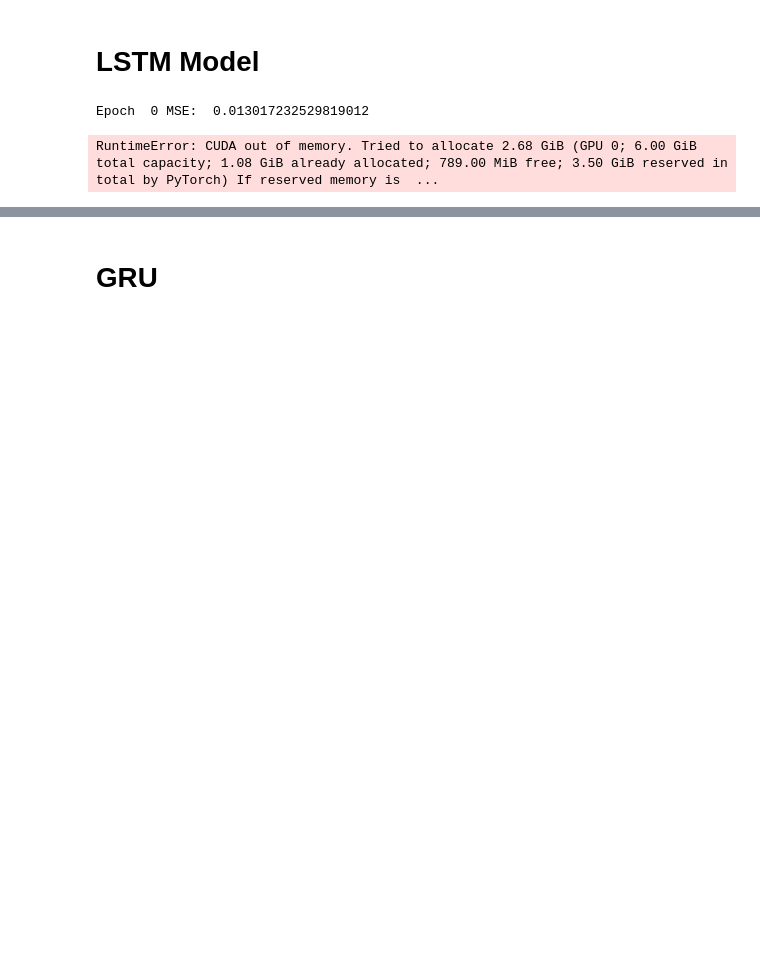
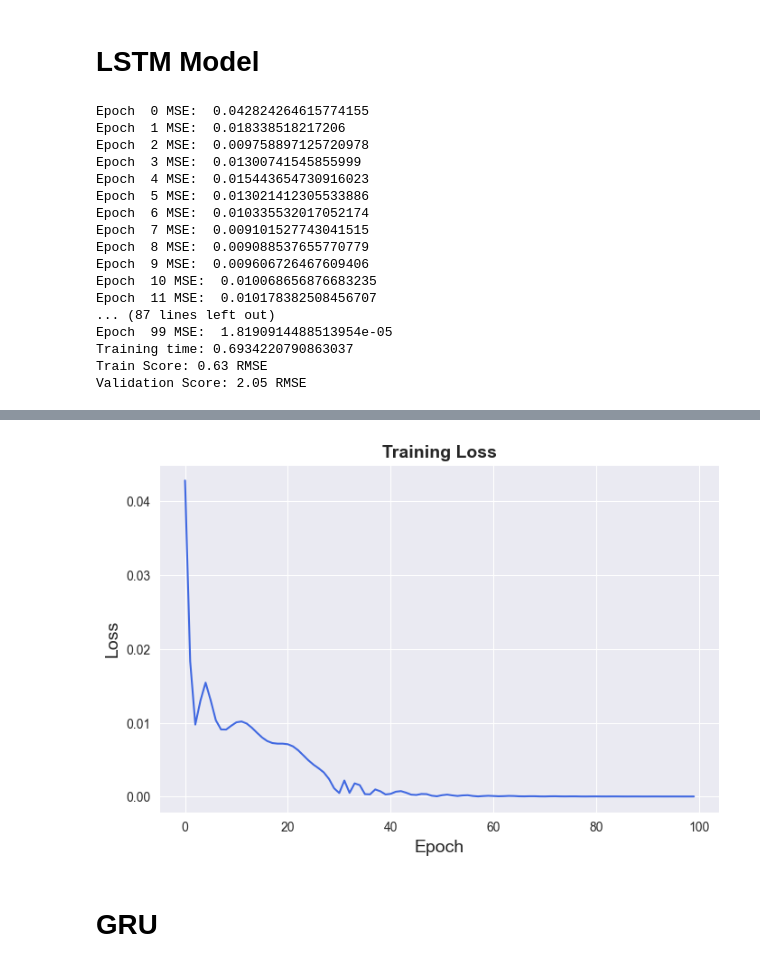
Before and after one commit to Satpat/Sequential-networks-for-Stonks, a Jupyter notebook: final_code_git.ipynb, the cells around one changed output, grey strips where cells are left out. Saved outputs shown, nothing was run; the diff lists cells and outputs as text; code cells hidden in the pictures; blank space fills up the shorter version.

```diff
--- a/final_code_git.ipynb
+++ b/final_code_git.ipynb
@@ -496,19 +542,0 @@ plotly_predictions(result)
-# %%
-#parameters
-input_dim = 1
-hidden_dim = 100
-num_layers = 1
-output_dim = 1
-num_epochs = 100
-lr = 0.01
-loss_type = torch.nn.MSELoss(reduction='mean')
-optimiser = torch.optim.Adam
-time_step = 100
-
-#declaring the model
-torch.manual_seed(42)
-rnn_3 = RNN_base(input_dim = input_dim, hidden_dim = hidden_dim, output_dim = output_dim, layer_dim = num_layers)
-rnn_3 = to_device(rnn_3, device)
-
-#training and evaluating model
-history, train_rmse, val_rmse, result = evaluate_model(rnn_3, num_epochs, lr, loss_type, optimiser, time_step)
@@ -545,39 +570,54 @@ gc.collect()
 torch.cuda.empty_cache()
 # %%
 class LSTM_model(nn.Module):
-    def __init__(self, input_dim, hidden_dim, num_layers, output_dim):
+    def __init__(self, input_dim, hidden_dim, layer_dim, output_dim):
         super(LSTM_model, self).__init__()
         self.hidden_dim = hidden_dim
-        self.num_layers = num_layers
+        self.layer_dim = layer_dim
 
-        self.lstm = nn.LSTM(input_dim, hidden_dim, num_layers, batch_first=True)
+        self.lstm = nn.LSTM(input_dim, hidden_dim, layer_dim, batch_first=True)
         self.fc = nn.Linear(hidden_dim, output_dim)
 
     def forward(self, x):
-        h0 = Variable(torch.zeros(self.num_layers, x.size(0), self.hidden_dim, device = device))
-        c0 = Variable(torch.zeros(self.num_layers, x.size(0), self.hidden_dim, device = device))
+        h0 = Variable(torch.zeros(self.layer_dim, x.size(0), self.hidden_dim, device = device))
+        c0 = Variable(torch.zeros(self.layer_dim, x.size(0), self.hidden_dim, device = device))
         out, (hn, cn) = self.lstm(x, (h0.detach(), c0.detach()))
         out = self.fc(out[:, -1, :])
         return out
 # %%
 #parameters
 input_dim = 1
-hidden_dim = 100
+hidden_dim = 32
 num_layers = 1
 output_dim = 1
 num_epochs = 100
 lr = 0.01
 loss_type = torch.nn.MSELoss(reduction = 'mean')
 optimiser = torch.optim.Adam
-time_step = 100
+time_step = 30
 
 #declaring the model
 torch.manual_seed(42)
-lstm_1 = LSTM_model(input_dim = input_dim, hidden_dim = hidden_dim, output_dim = output_dim, num_layers = num_layers)
+lstm_1 = LSTM_model(input_dim = input_dim, hidden_dim = hidden_dim, output_dim = output_dim, layer_dim = num_layers)
 lstm_1 = to_device(lstm_1, device)
 
 #training and evaluating model
-history_lstm, train_rmse_1, val_rmse_1, result_1 = evaluate_model(lstm_1, num_epochs, lr, loss_type, optimiser, time_step)
+evaluate_single_model(lstm_1, num_epochs, lr, loss_type, optimiser, time_step)
 # %% [output]
-Epoch  0 MSE:  0.013017232529819012
+Epoch  0 MSE:  0.042824264615774155
+Epoch  1 MSE:  0.018338518217206
+Epoch  2 MSE:  0.009758897125720978
+Epoch  3 MSE:  0.01300741545855999
+Epoch  4 MSE:  0.015443654730916023
+Epoch  5 MSE:  0.013021412305533886
+Epoch  6 MSE:  0.010335532017052174
+Epoch  7 MSE:  0.009101527743041515
+Epoch  8 MSE:  0.009088537655770779
+Epoch  9 MSE:  0.009606726467609406
+Epoch  10 MSE:  0.010068656876683235
+Epoch  11 MSE:  0.010178382508456707
+... (87 lines left out)
+Epoch  99 MSE:  1.8190914488513954e-05
+Training time: 0.6934220790863037
+Train Score: 0.63 RMSE
+Validation Score: 2.05 RMSE
-RuntimeError: CUDA out of memory. Tried to allocate 2.68 GiB (GPU 0; 6.00 GiB total capacity; 1.08 GiB already allocated; 789.00 MiB free; 3.50 GiB reserved in total by PyTorch) If reserved memory is  ...
@@ -583,0 +625 @@ RuntimeError: CUDA out of memory. Tried to allocate 2.68 GiB (GPU 0; 6.00 GiB to
+[figure, added]
```
Also changed, not shown: parts of 39 cells of this notebook.
